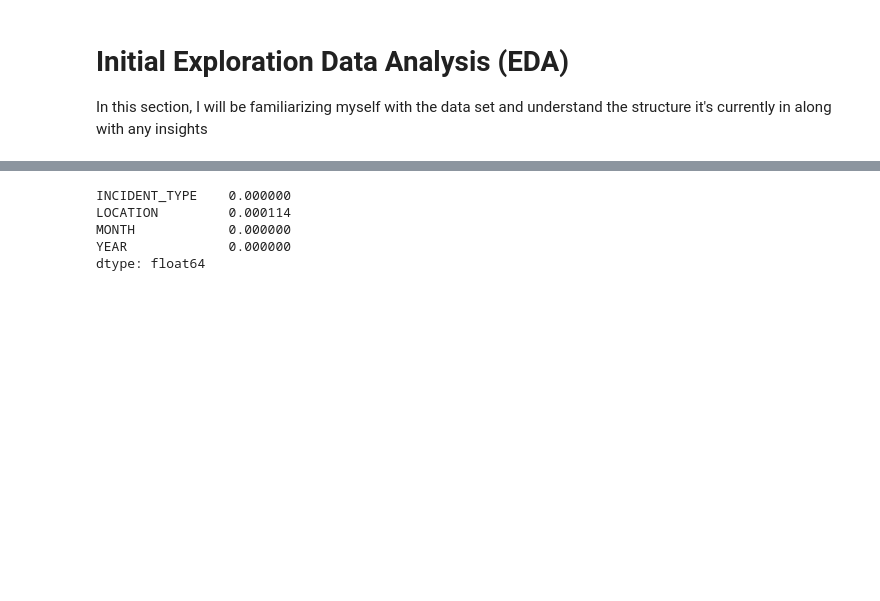
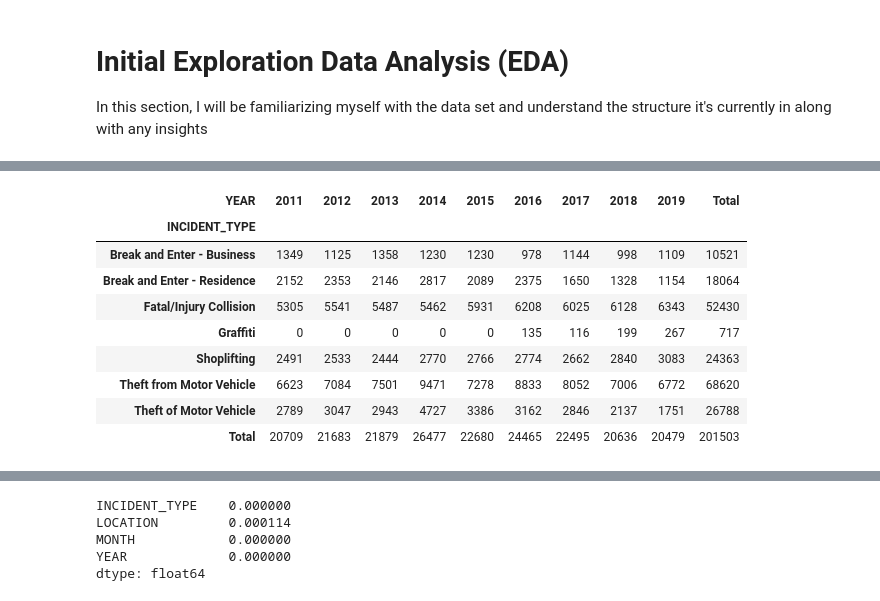
Before and after one commit to juwimana/Surrey-Crime-and-Collision-Incidents, a Jupyter notebook: Surrey_Crime_and_Collision_Incidents.ipynb, the cells around one changed output, grey strips where cells are left out. Drawn from its saved outputs; the diff is of its cells as text; code cells hidden in the pictures; blank space fills up the shorter version.

```diff
--- a/Surrey_Crime_and_Collision_Incidents.ipynb
+++ b/Surrey_Crime_and_Collision_Incidents.ipynb
@@ -62,0 +64,15 @@ ccc.shape
+# %%
+df_year = pd.DataFrame()
+df_year = pd.crosstab(ccc["INCIDENT_TYPE"],ccc["YEAR"],margins=True,margins_name="Total")
+df_year
+# %% [output]
+| YEAR | 2011 | 2012 | 2013 | 2014 | 2015 | 2016 | 2017 | 2018 | 2019 | Total |
+| INCIDENT_TYPE |  |  |  |  |  |  |  |  |  |  |
+| Break and Enter - Business | 1349 | 1125 | 1358 | 1230 | 1230 | 978 | 1144 | 998 | 1109 | 10521 |
+| Break and Enter - Residence | 2152 | 2353 | 2146 | 2817 | 2089 | 2375 | 1650 | 1328 | 1154 | 18064 |
+| Fatal/Injury Collision | 5305 | 5541 | 5487 | 5462 | 5931 | 6208 | 6025 | 6128 | 6343 | 52430 |
+| Graffiti | 0 | 0 | 0 | 0 | 0 | 135 | 116 | 199 | 267 | 717 |
+| Shoplifting | 2491 | 2533 | 2444 | 2770 | 2766 | 2774 | 2662 | 2840 | 3083 | 24363 |
+| Theft from Motor Vehicle | 6623 | 7084 | 7501 | 9471 | 7278 | 8833 | 8052 | 7006 | 6772 | 68620 |
+| Theft of Motor Vehicle | 2789 | 3047 | 2943 | 4727 | 3386 | 3162 | 2846 | 2137 | 1751 | 26788 |
+| Total | 20709 | 21683 | 21879 | 26477 | 22680 | 24465 | 22495 | 20636 | 20479 | 201503 |
```
Also changed, not shown: parts of 7 cells of this notebook.
